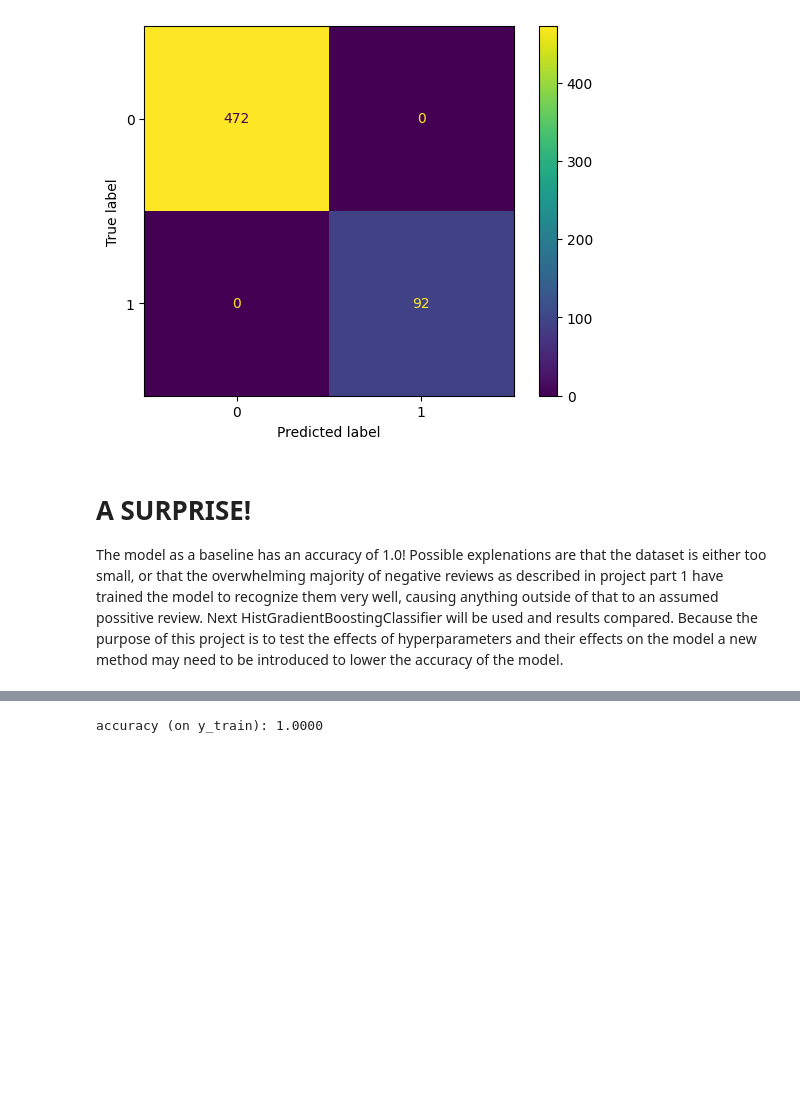
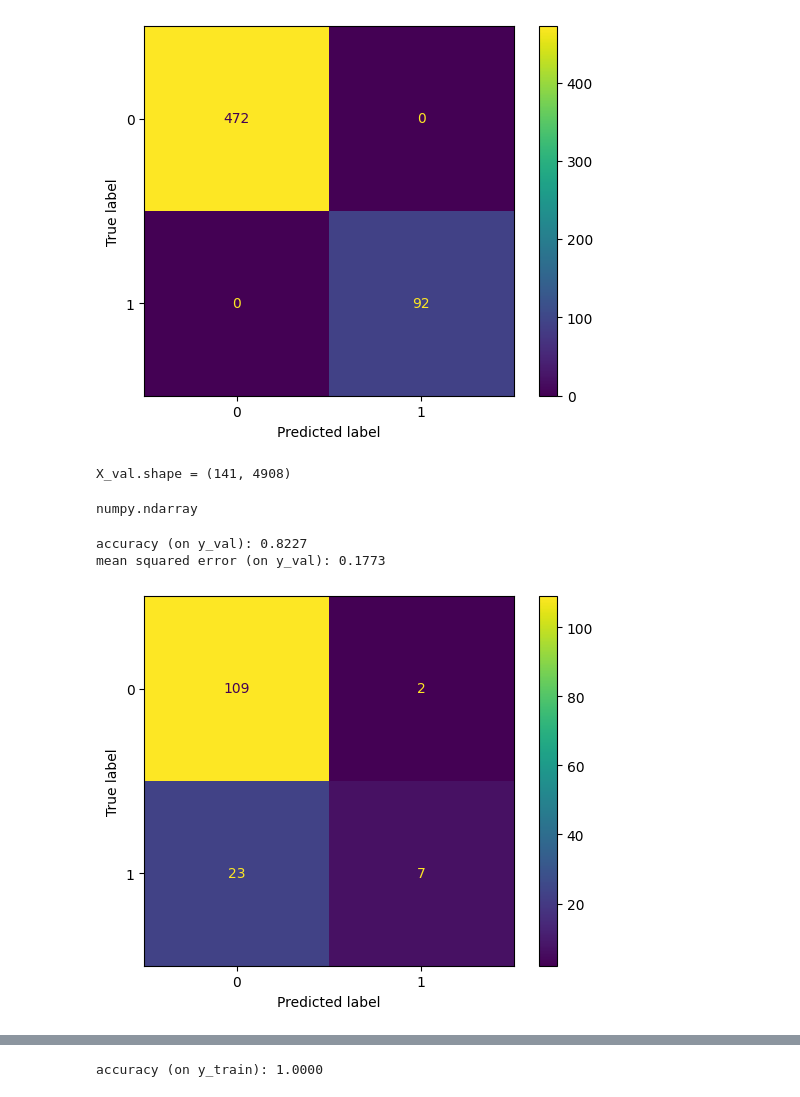
Before and after one commit to rjbeer/CS39AA-Project, a Jupyter notebook: ProjectPart2.ipynb, the cells around one changed output, grey strips where cells are left out. Saved outputs shown, nothing was run; the diff lists cells and outputs as text; code cells hidden in the pictures; blank space fills up the shorter version.

Commit message:
added predictions, described metrics, adjusted hyperparams of RF

```diff
--- a/ProjectPart2.ipynb
+++ b/ProjectPart2.ipynb
@@ -156,7 +156,20 @@ print(f"accuracy (on y_train): {accuracy_score(y_train, predictions_train):.4f}"
 # %% [output]
 accuracy (on y_train): 1.0000
 [figure]
-# %% [markdown]
-# A SURPRISE!
-
-The model as a baseline has an accuracy of 1.0! Possible explenations are that the dataset is either too small, or that the overwhelming majority of negative reviews as described in project part 1 have trained the model to recognize them very well, causing anything outside of that to an assumed possitive review. Next HistGradientBoostingClassifier will be used and results compared. Because the purpose of this project is to test the effects of hyperparameters and their effects on the model a new method may need to be introduced to lower the accuracy of the model.
+# %%
+X_val = tfidf_vectorizer.transform(X_val_raw).toarray()
+print(f"X_val.shape = {X_val.shape}")
+type(X_val)
+# %% [output]
+X_val.shape = (141, 4908)
+numpy.ndarray
+# %%
+predictions_val = model.predict(X_val)
+disp = ConfusionMatrixDisplay(confusion_matrix(y_val, predictions_val), display_labels=['0', '1'])
+disp.plot()
+print(f"accuracy (on y_val): {accuracy_score(y_val, predictions_val):.4f}")
+print(f"mean squared error (on y_val): {mean_squared_error(y_val, predictions_val):.4f}")
+# %% [output]
+accuracy (on y_val): 0.8227
+mean squared error (on y_val): 0.1773
+[figure, added]
```
Also changed, not shown: parts of 9 cells of this notebook.
